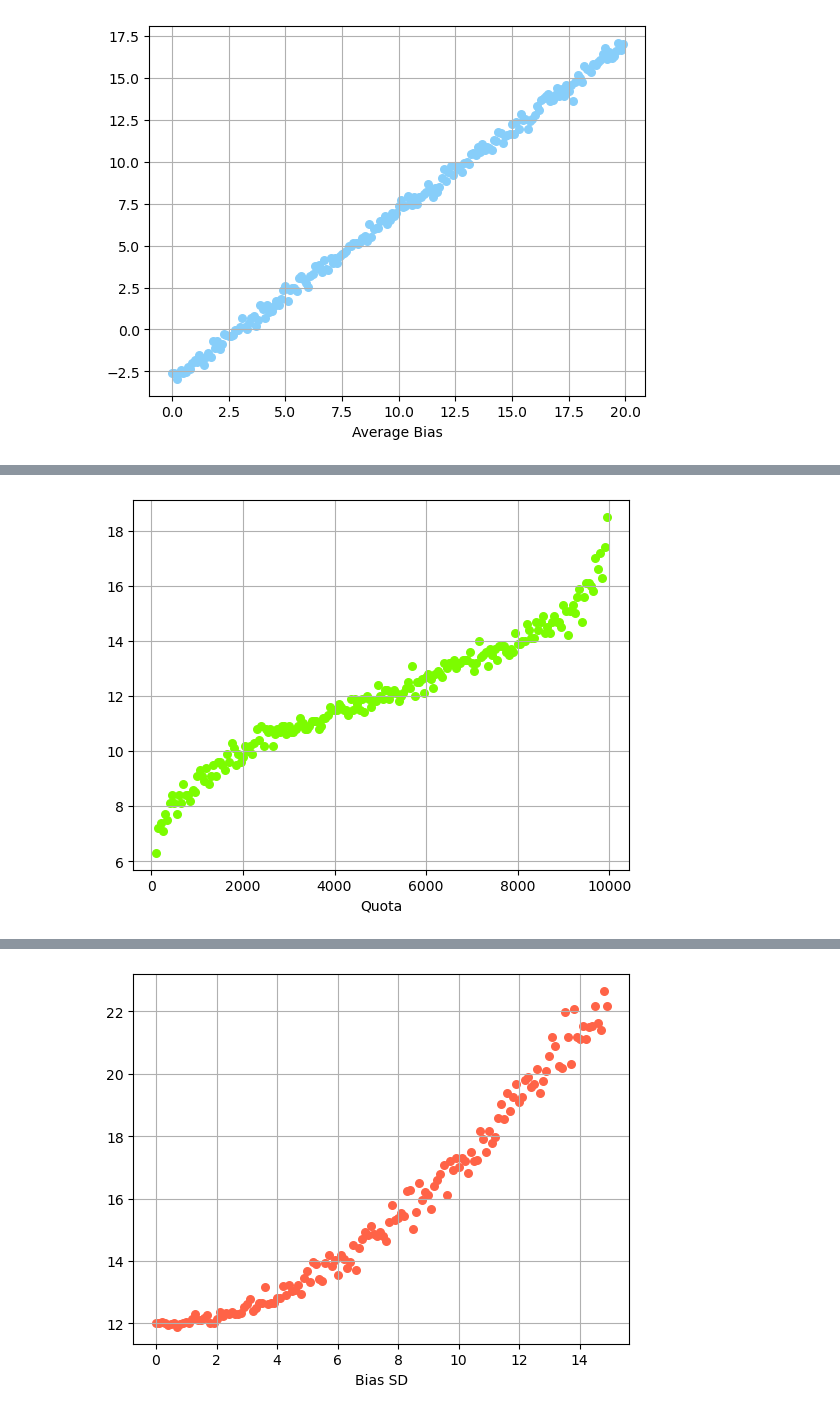
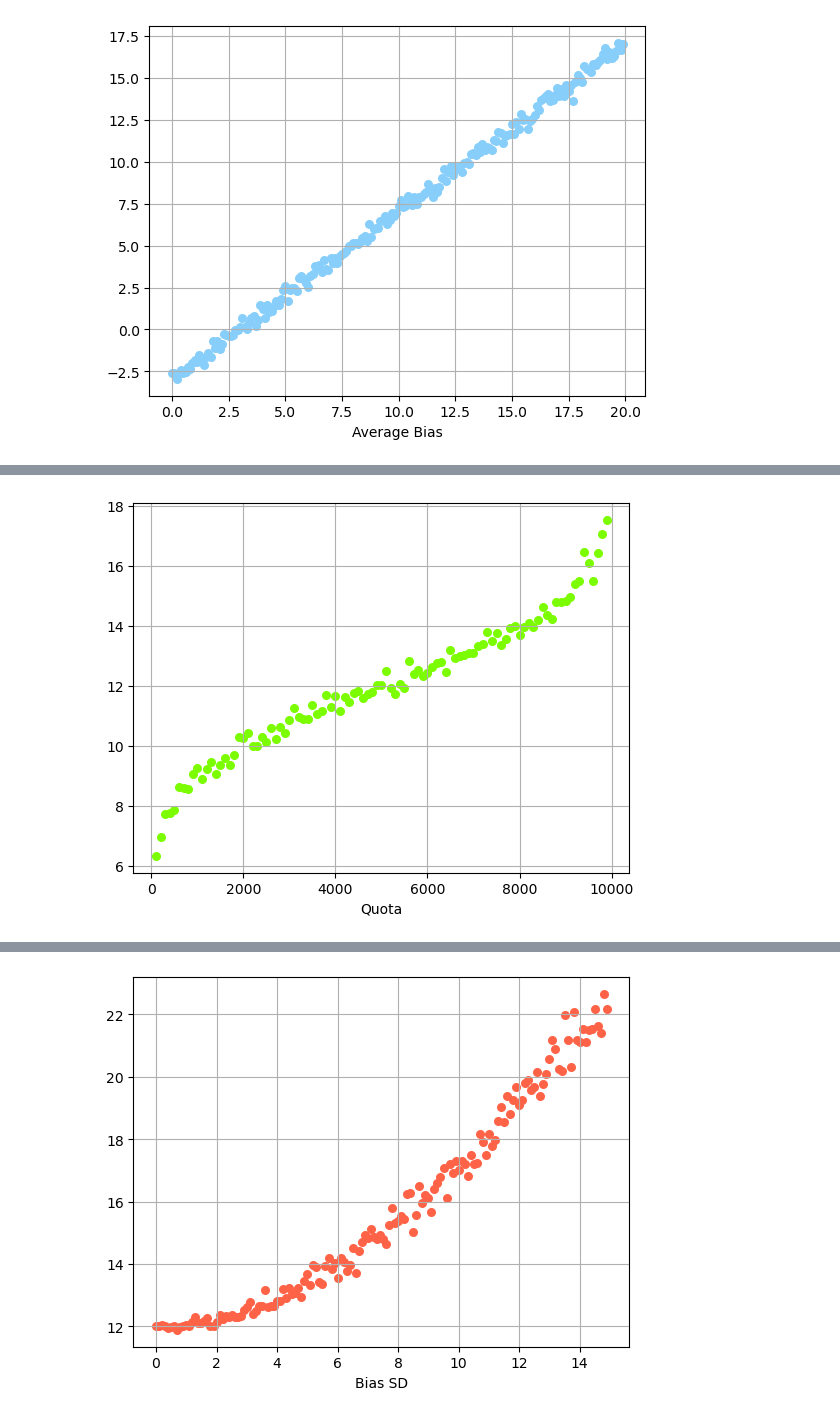
Before and after one commit to sam8457/aa-sim, a Jupyter notebook: aa-sim-optimal-points-testing.ipynb, the cells around one changed output, grey strips where cells are left out. Saved outputs shown, nothing was run; the diff lists cells and outputs as text; code cells hidden in the pictures.

```diff
--- a/aa-sim-optimal-points-testing.ipynb
+++ b/aa-sim-optimal-points-testing.ipynb
@@ -224,33 +228,33 @@ plt.show()
 # %%
 # Vary Quota
 
 vars = {
     'rng':[np.random.default_rng(8222024112)],
     'num_applicants':[10_000],
     'b_rate':[0.5],
-    'quota':np.arange(100,10_000,50),
+    'quota':np.arange(100,10_000,100),
     'bias_avg':[12],
     'bias_sd':[6],
 
     'lower_bound':[-30],
-    'upper_bound':[30],
+    'upper_bound':[31],
     'increment':[10],
-    'digits':[2],
-    'num_rounds':[10]
+    'digits':[3],
+    'num_rounds':[10] # Change back to 10 later
 }
 
 results = vary_sim_across(vars)
 
 quota = results.transpose()[3]
 optimal_values = results.transpose()[11]
 
 colors = 'lawngreen'
 area = 30
 
 plt.grid()
 plt.scatter(quota, optimal_values, s=area, c=colors, alpha=1)
 plt.xlabel('Quota')
 plt.show()
 # %% [output]
-[figure, old version]
+[figure, new version]
 # %%
```
Also changed, not shown: parts of 24 cells of this notebook, 1 other file.
